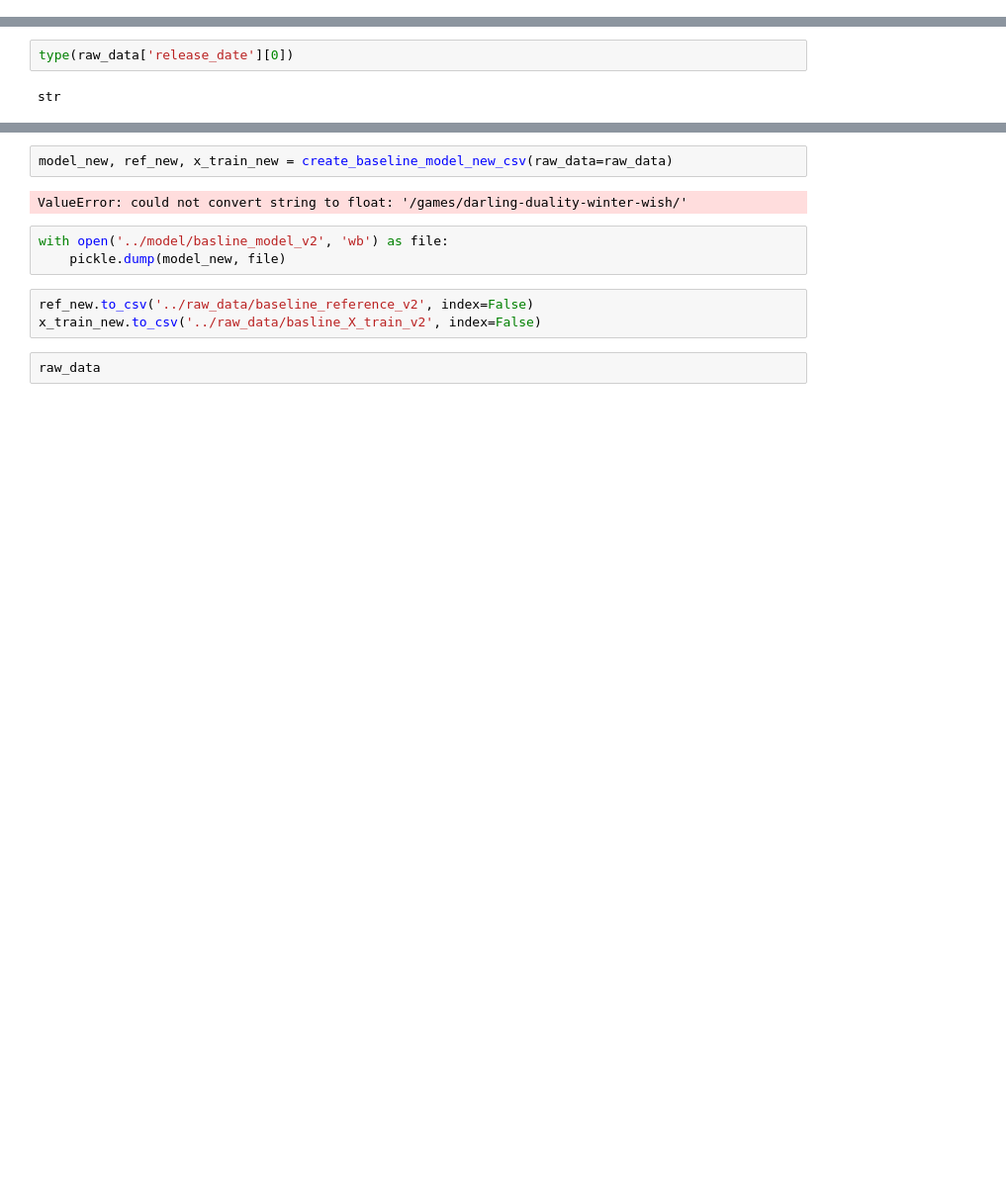
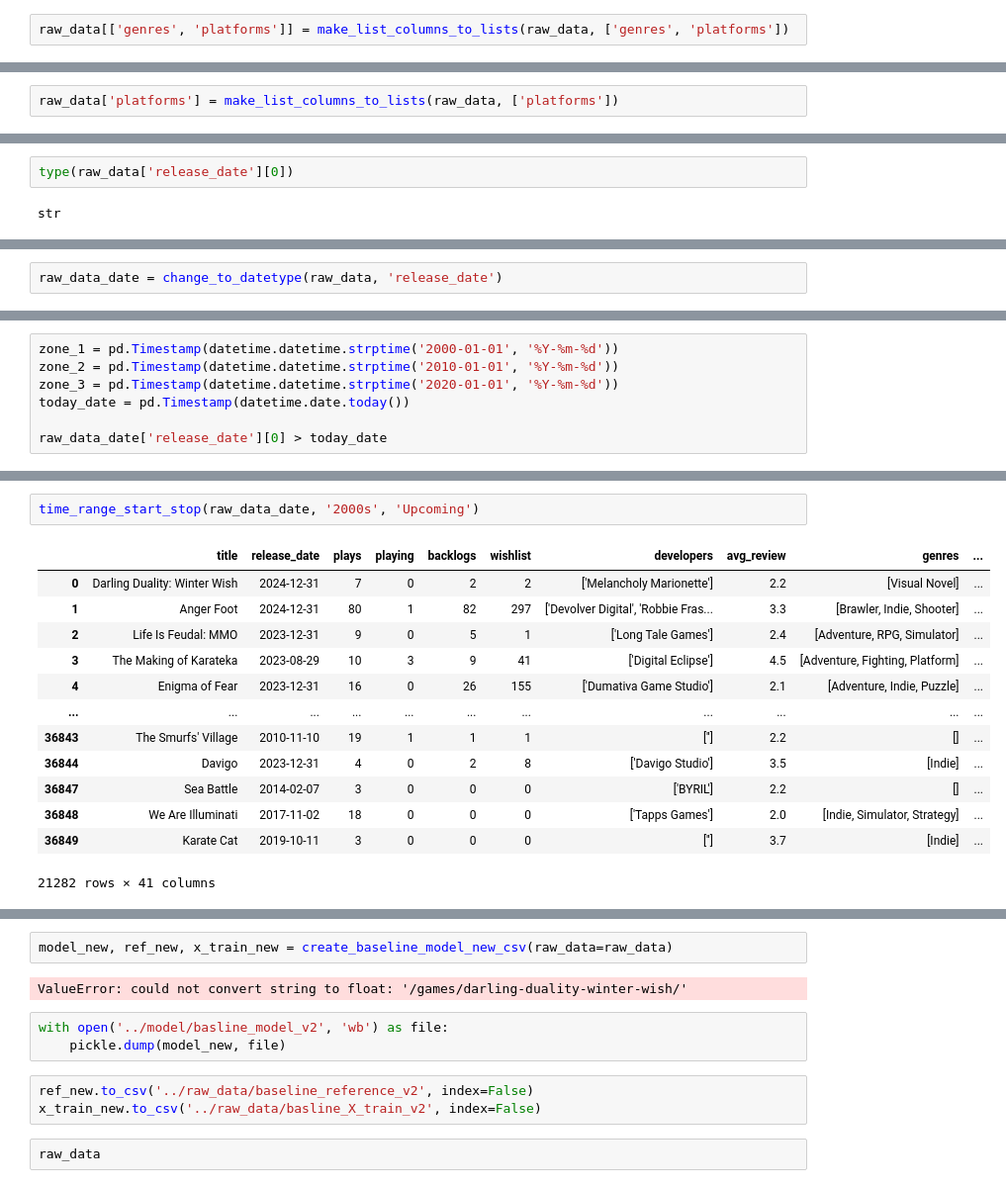
Before and after one commit to Ant-mel/legendary_game_recs, a Jupyter notebook: notebooks/streamlit_prep.ipynb, the cells around one changed output, grey strips where cells are left out. Shown at 99% size. Saved outputs shown, nothing was run; the diff lists cells and outputs as text; blank space fills up the shorter version.

```diff
--- a/notebooks/streamlit_prep.ipynb
+++ b/notebooks/streamlit_prep.ipynb
@@ -24,0 +11,2 @@ Name: image, Length: 36850, dtype: object
+# %%
+raw_data[['genres', 'platforms']] = make_list_columns_to_lists(raw_data, ['genres', 'platforms'])
@@ -24,0 +17,2 @@ Name: image, Length: 36850, dtype: object
+# %%
+raw_data['platforms'] = make_list_columns_to_lists(raw_data, ['platforms'])
@@ -32,0 +60,2 @@ str
+# %%
+raw_data_date = change_to_datetype(raw_data, 'release_date')
@@ -32,0 +66,7 @@ str
+# %%
+zone_1 = pd.Timestamp(datetime.datetime.strptime('2000-01-01', '%Y-%m-%d'))
+zone_2 = pd.Timestamp(datetime.datetime.strptime('2010-01-01', '%Y-%m-%d'))
+zone_3 = pd.Timestamp(datetime.datetime.strptime('2020-01-01', '%Y-%m-%d'))
+today_date = pd.Timestamp(datetime.date.today())
+
+raw_data_date['release_date'][0] > today_date
@@ -32,0 +131,16 @@ str
+# %%
+time_range_start_stop(raw_data_date, '2000s', 'Upcoming')
+# %% [output]
+|  | title | release_date | plays | playing | backlogs | wishlist | developers | avg_review | genres | ... |
+| 0 | Darling Duality: Winter Wish | 2024-12-31 | 7 | 0 | 2 | 2 | ['Melancholy Marionette'] | 2.2 | [Visual Novel] | ... |
+| 1 | Anger Foot | 2024-12-31 | 80 | 1 | 82 | 297 | ['Devolver Digital', 'Robbie Fras... | 3.3 | [Brawler, Indie, Shooter] | ... |
+| 2 | Life Is Feudal: MMO | 2023-12-31 | 9 | 0 | 5 | 1 | ['Long Tale Games'] | 2.4 | [Adventure, RPG, Simulator] | ... |
+| 3 | The Making of Karateka | 2023-08-29 | 10 | 3 | 9 | 41 | ['Digital Eclipse'] | 4.5 | [Adventure, Fighting, Platform] | ... |
+| 4 | Enigma of Fear | 2023-12-31 | 16 | 0 | 26 | 155 | ['Dumativa Game Studio'] | 2.1 | [Adventure, Indie, Puzzle] | ... |
+| ... | ... | ... | ... | ... | ... | ... | ... | ... | ... | ... |
+| 36843 | The Smurfs' Village | 2010-11-10 | 19 | 1 | 1 | 1 | [''] | 2.2 | [] | ... |
+| 36844 | Davigo | 2023-12-31 | 4 | 0 | 2 | 8 | ['Davigo Studio'] | 3.5 | [Indie] | ... |
+| 36847 | Sea Battle | 2014-02-07 | 3 | 0 | 0 | 0 | ['BYRIL'] | 2.2 | [] | ... |
+| 36848 | We Are Illuminati | 2017-11-02 | 18 | 0 | 0 | 0 | ['Tapps Games'] | 2.0 | [Indie, Simulator, Strategy] | ... |
+| 36849 | Karate Cat | 2019-10-11 | 3 | 0 | 0 | 0 | [''] | 3.7 | [Indie] | ... |
+21282 rows × 41 columns
```
Also changed, not shown: parts of 25 cells of this notebook.
